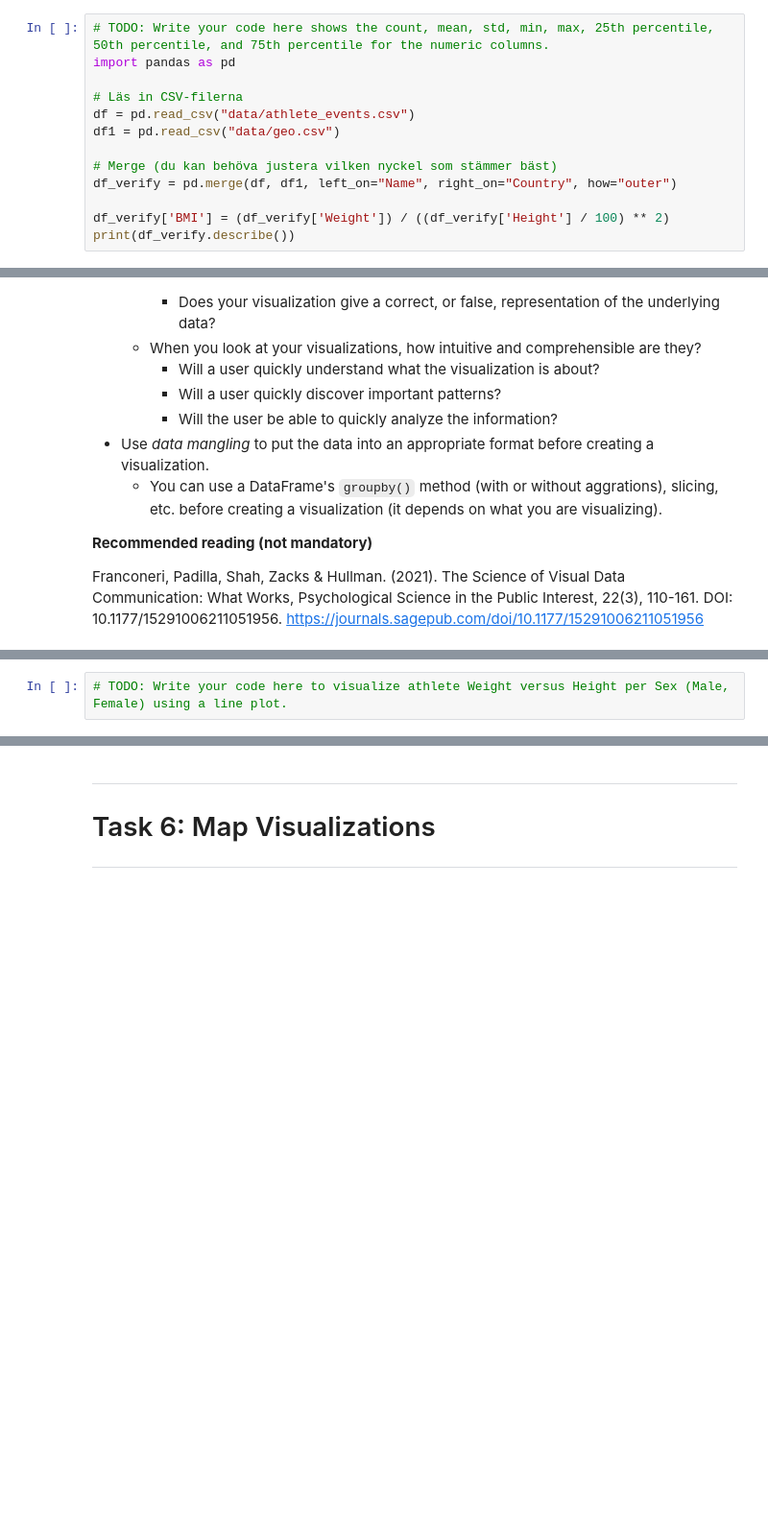
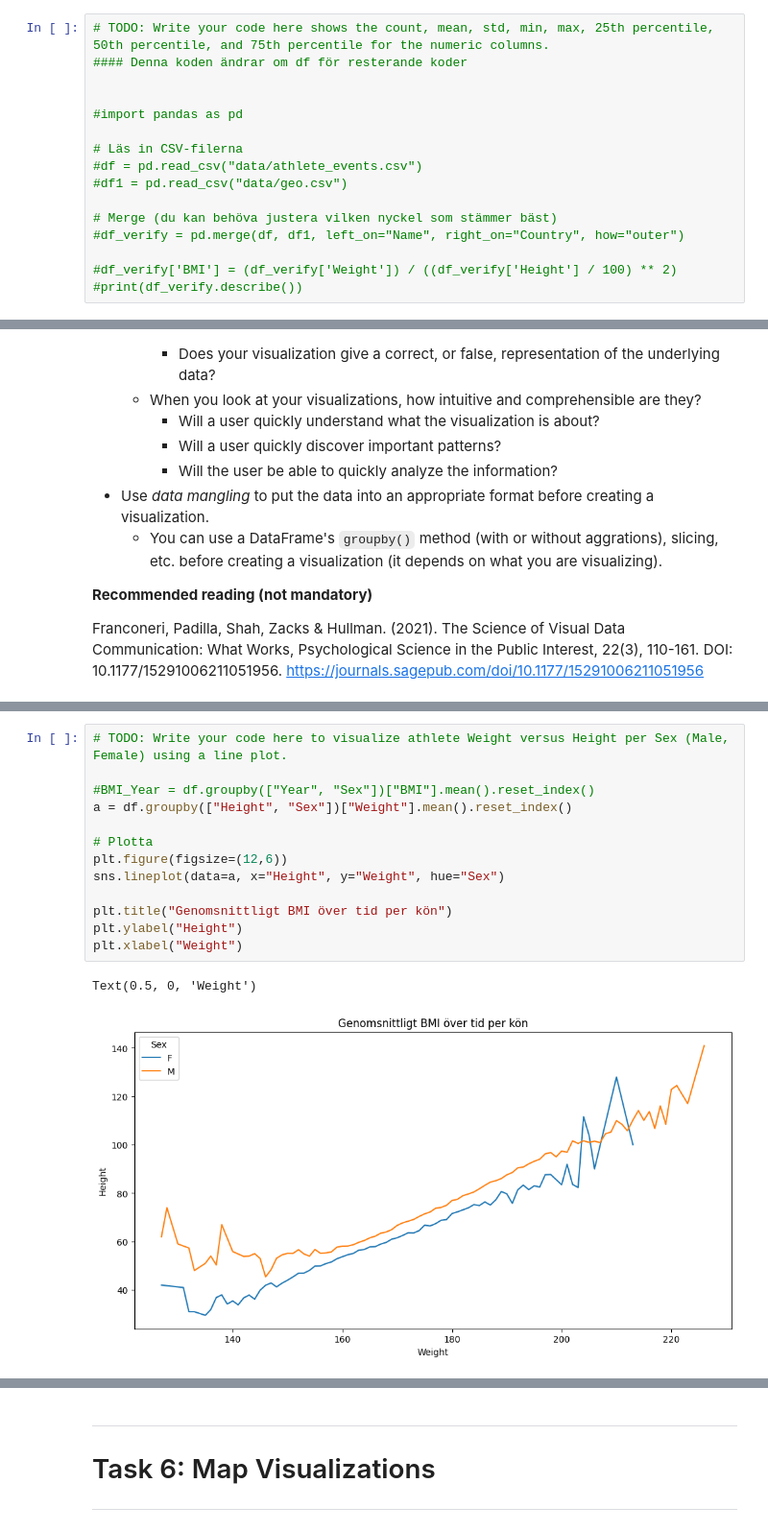
Before and after one commit to llllyyyynnnn/DataVisualisationProject, a Jupyter notebook: assignment/assignment.ipynb, the cells around one changed output, grey strips where cells are left out. Shown at 96% size. Cells and saved outputs as stored; diff of their text form; blank space fills up the shorter version.

```diff
--- a/assignment/assignment.ipynb
+++ b/assignment/assignment.ipynb
@@ -563,14 +584,17 @@ How are the values in the numeric features (columns) distributed?
 </details>
 # %%
 # TODO: Write your code here shows the count, mean, std, min, max, 25th percentile, 50th percentile, and 75th percentile for the numeric columns.
-import pandas as pd
+#### Denna koden ändrar om df för resterande koder
+
+
+#import pandas as pd
 
 # Läs in CSV-filerna
-df = pd.read_csv("data/athlete_events.csv")
-df1 = pd.read_csv("data/geo.csv")
+#df = pd.read_csv("data/athlete_events.csv")
+#df1 = pd.read_csv("data/geo.csv")
 
 # Merge (du kan behöva justera vilken nyckel som stämmer bäst)
-df_verify = pd.merge(df, df1, left_on="Name", right_on="Country", how="outer")
+#df_verify = pd.merge(df, df1, left_on="Name", right_on="Country", how="outer")
 
-df_verify['BMI'] = (df_verify['Weight']) / ((df_verify['Height'] / 100) ** 2)
-print(df_verify.describe())
+#df_verify['BMI'] = (df_verify['Weight']) / ((df_verify['Height'] / 100) ** 2)
+#print(df_verify.describe())
@@ -1104,8 +1110,22 @@ Create a visualization showing the athelete Weight versus Height per Sex (Male,
 > <img src="figures/task_5_3.png" width=1400></img>
 
 </details>
-# %%
-# TODO: Write your code here to visualize athlete Weight versus Height per Sex (Male, Female) using a line plot.
+# %%
+# TODO: Write your code here to visualize athlete Weight versus Height per Sex (Male, Female) using a line plot.
+
+#BMI_Year = df.groupby(["Year", "Sex"])["BMI"].mean().reset_index()
+a = df.groupby(["Height", "Sex"])["Weight"].mean().reset_index()
+
+# Plotta
+plt.figure(figsize=(12,6))
+sns.lineplot(data=a, x="Height", y="Weight", hue="Sex")
+
+plt.title("Genomsnittligt BMI över tid per kön")
+plt.ylabel("Height")
+plt.xlabel("Weight")
+# %% [output]
+Text(0.5, 0, 'Weight')
+[figure, added]
 # %% [markdown]
 ---
 ## Task 5.4 Visualize Atheltes' Weight versus Height per Sex with a `scatterplot`
```
Also changed, not shown: parts of 11 cells of this notebook.
